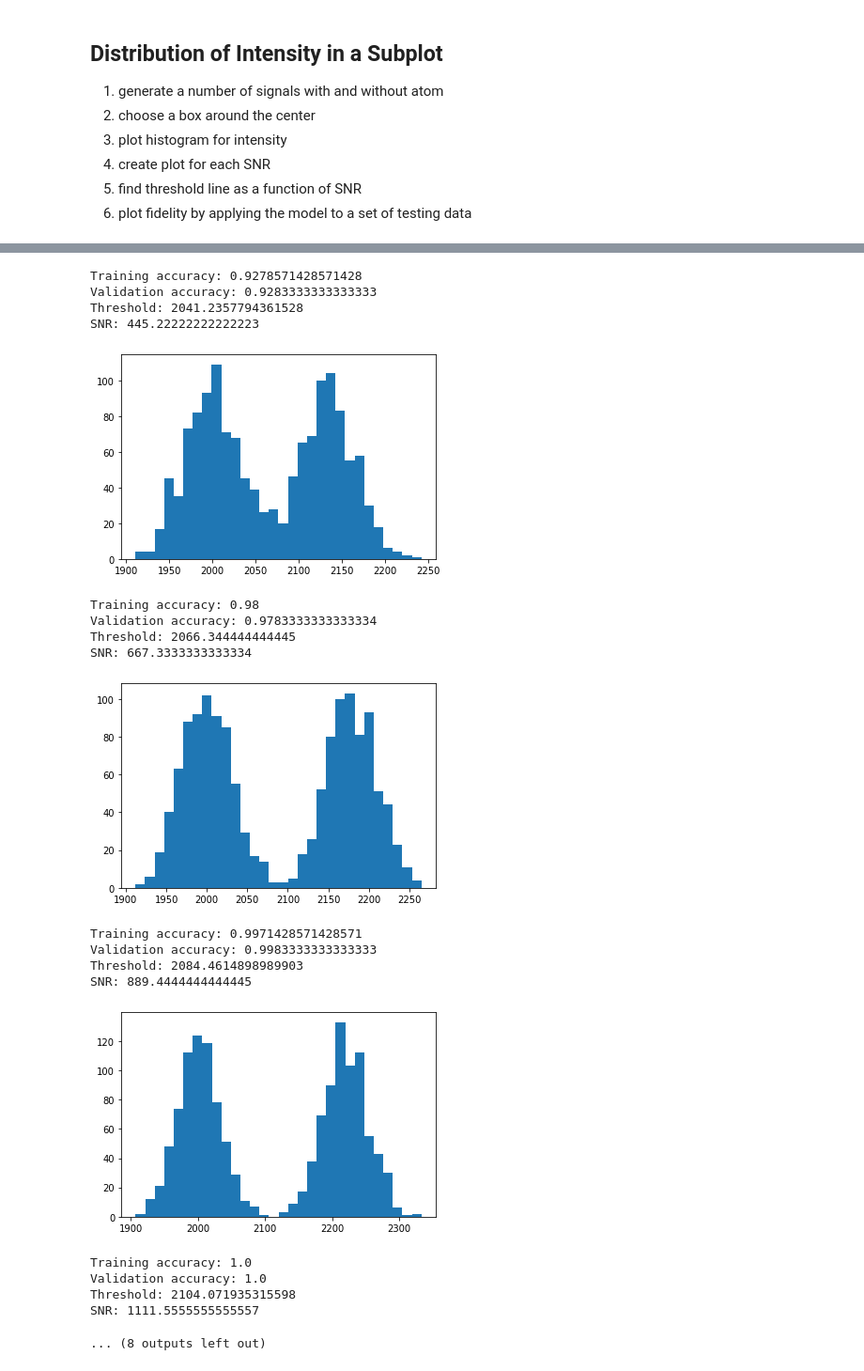
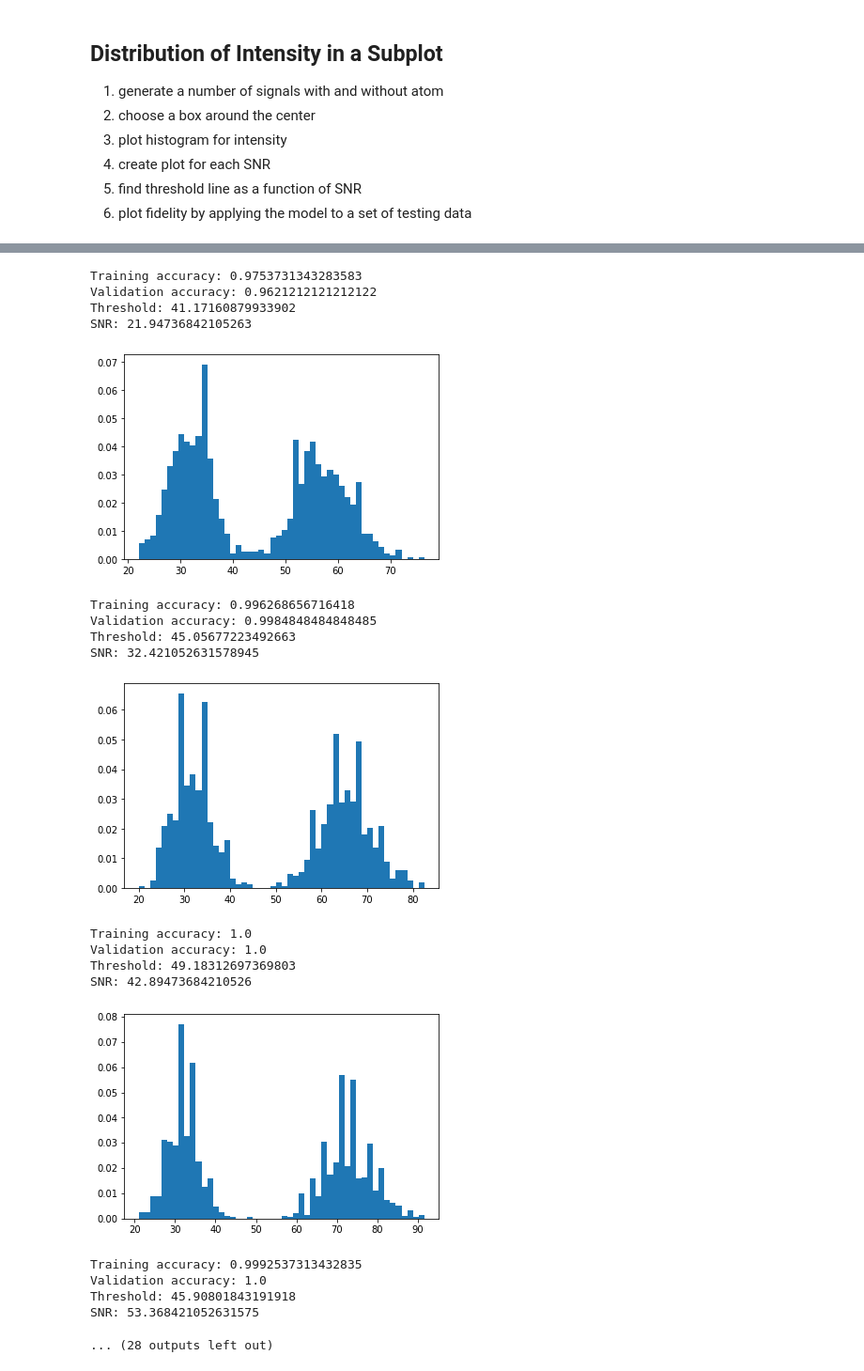
Before and after one commit to cliulinnaeus/AtomDetection, a Jupyter notebook: main.ipynb, the cells around one changed output, grey strips where cells are left out. Shown at 94% size. Cells and saved outputs as stored; diff of their text form; code cells hidden in the pictures.

Commit message:
modifications to detector class

```diff
--- a/main.ipynb
+++ b/main.ipynb
@@ -24,11 +24,11 @@ prev_time = time.time()
 
 x0 = img_size // 2
 y0 = img_size // 2
-sim = simulator(img_size, 0.1)
+sim = simulator(img_size, 1)
 
 data_tr_for_different_snr = []
 labels_tr_for_different_snr = []
-SNR = np.linspace(1, 2000, 10)
+SNR = np.linspace(1, 200, 20)
 for snr in SNR:
     data_tr = []
     labels_tr = []
@@ -64,13 +64,18 @@ accuracies_tr = []
 accuracies_val = []
 clfs = []
 
+dx = dy = int(2 * np.sqrt(simulator.variance))
+x0 = y0 = (img_size - dx) // 2
+
+prev_time = time.time()
 for i in range(data_tr_for_different_snr.shape[0]):
-    data_tr,
-    clf = detector(img_size)
+
+    clf = detector(img_size, x0, y0, dx, dy)
     accuracy_tr, accuracy_val, thresh = clf.train(data_tr_for_different_snr[i], labels_tr_for_different_snr[i], verbose=True)
     print(f"SNR: {SNR[i]}")
     thresholds.append(clf.thresh)
     clfs.append(clf)
     accuracies_tr.append(accuracy_tr)
     accuracies_val.append(accuracy_val)
+print(f"time elapsed: {time.time() - prev_time}")
 # %% [output]
@@ -88,23 +93,23 @@ SNR: 223.11111111111111
-Training accuracy: 0.9278571428571428
-Validation accuracy: 0.9283333333333333
-Threshold: 2041.2357794361528
-SNR: 445.22222222222223
+Training accuracy: 0.9753731343283583
+Validation accuracy: 0.9621212121212122
+Threshold: 41.17160879933902
+SNR: 21.94736842105263
-[figure, old version]
+[figure, new version]
-Training accuracy: 0.98
-Validation accuracy: 0.9783333333333334
-Threshold: 2066.344444444445
-SNR: 667.3333333333334
+Training accuracy: 0.996268656716418
+Validation accuracy: 0.9984848484848485
+Threshold: 45.05677223492663
+SNR: 32.421052631578945
-[figure, old version]
+[figure, new version]
-Training accuracy: 0.9971428571428571
-Validation accuracy: 0.9983333333333333
-Threshold: 2084.4614898989903
-SNR: 889.4444444444445
+Training accuracy: 1.0
+Validation accuracy: 1.0
+Threshold: 49.18312697369803
+SNR: 42.89473684210526
-[figure, old version]
+[figure, new version]
-Training accuracy: 1.0
+Training accuracy: 0.9992537313432835
 Validation accuracy: 1.0
-Threshold: 2104.071935315598
-SNR: 1111.5555555555557
+Threshold: 45.90801843191918
+SNR: 53.368421052631575
-... (8 outputs left out)
+... (28 outputs left out)
 # %%
 plt.plot(SNR, accuracies_tr, marker='o')
 plt.plot(SNR, accuracies_val, marker='.', linestyle='--')
```
Also changed, not shown: parts of 6 cells of this notebook, 3 other files.
